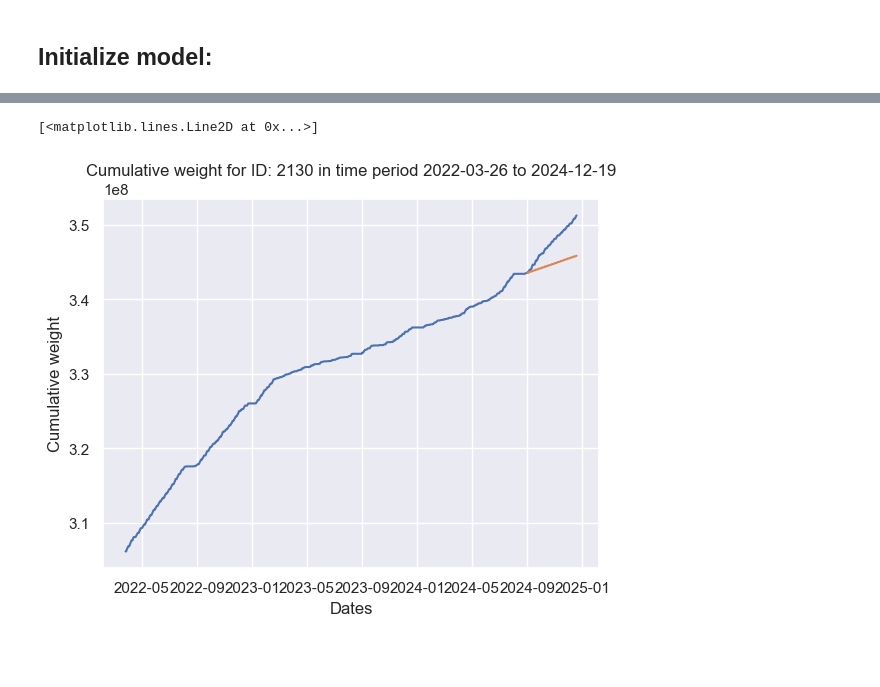
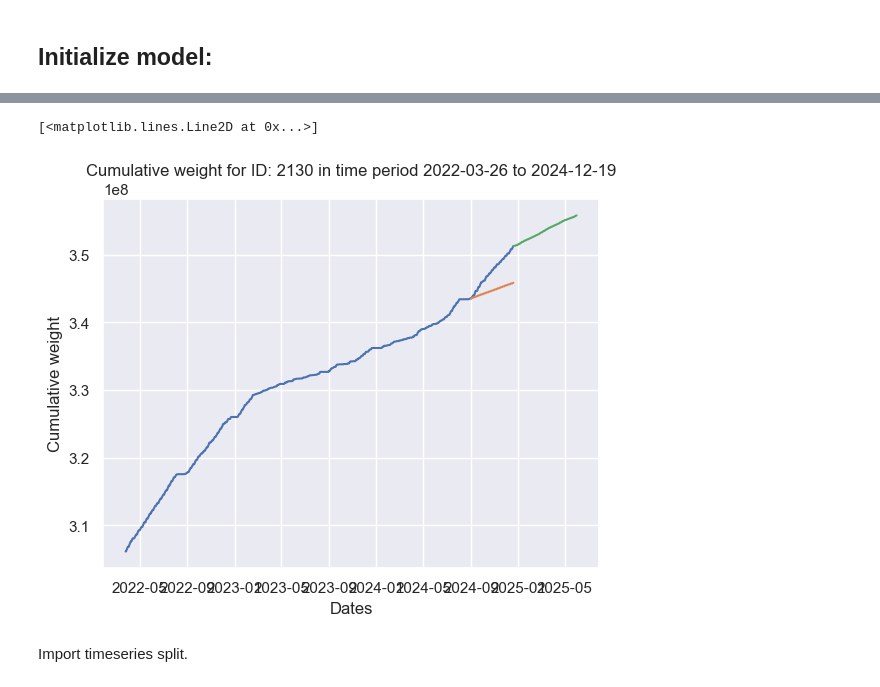
Before and after one commit to akselgs/Modern_ML_85, a Jupyter notebook: A_EDA_data_exploration.ipynb, the cells around one changed output, grey strips where cells are left out. Saved outputs shown, nothing was run; the diff lists cells and outputs as text; code cells hidden in the pictures; blank space fills up the shorter version.

```diff
--- a/A_EDA_data_exploration.ipynb
+++ b/A_EDA_data_exploration.ipynb
@@ -511,19 +528,19 @@ And if memory is not enough, you can set `force_col_wise=true`.
 [figure]
 # %%
 xgb_predictions = final_xgb_model.predict(full_map[feature_columns])
-lgb_predictions = lgb_model.predict(full_map[feature_columns])
-cb_predictions = cb_model.predict(full_map[feature_columns])
+#lgb_predictions = lgb_model.predict(full_map[feature_columns])
+#cb_predictions = cb_model.predict(full_map[feature_columns])
 #rf_predictions = rf_model.predict(full_map[feature_columns])
 #hgb_predictions = hgb_model.predict(full_map[feature_columns])
 
 prediction_map = full_map.copy()
 prediction_map["xgb_predicts"] = xgb_predictions
-prediction_map["lgb_predicts"] = lgb_predictions
-prediction_map["cb_predicts"] = cb_predictions
+#prediction_map["lgb_predicts"] = lgb_predictions
+#prediction_map["cb_predicts"] = cb_predictions
 prediction_map["cumulative_xgb_predicts"] = xgb_predictions.cumsum() + train_full_2030["cumulative_weight"].iloc[-1]
-prediction_map["cumulative_lgb_predicts"] = lgb_predictions.cumsum() + train_full_2030["cumulative_weight"].iloc[-1]
-prediction_map["cumulative_cb_predicts"] = cb_predictions.cumsum() + train_full_2030["cumulative_weight"].iloc[-1]
-prediction_map["cumulative_cb_predicts"]
+#prediction_map["cumulative_lgb_predicts"] = lgb_predictions.cumsum() + train_full_2030["cumulative_weight"].iloc[-1]
+#prediction_map["cumulative_cb_predicts"] = cb_predictions.cumsum() + train_full_2030["cumulative_weight"].iloc[-1]
+#prediction_map["cumulative_cb_predicts"]
 #prediction_map["rf_predicts"] = rf_predictions
 #prediction_map["hgb_predicts"] = hgb_predictions
 
@@ -565,7 +582,7 @@ X_future_eval = future_eval_full_2030[feature_columns]
 y_future_eval = future_eval_full_2030[target_value]
 
 future_common_map = prepare_common_map(future_predict_start_date, future_predict_end_date)
-future_full_map = prepare_full_map(future_common_map, future_train_full_2030)
+id, future_full_map = prepare_full_map(future_common_map, future_train_full_2030)
 
 future_xgb_model = xgb.XGBRegressor(
     n_estimators=100,
@@ -579,23 +642,37 @@ future_final_xgb_model.fit(df_2130[feature_columns], df_2130[target_value])
+# %%
+xgb_predictions = final_xgb_model.predict(full_map[feature_columns])
+
+future_xgb_predictions = future_final_xgb_model.predict(future_full_map[feature_columns])
+
+future_prediction_map = future_full_map.copy()
+future_prediction_map["xgb_predicts"] = future_xgb_predictions
+future_prediction_map["cumulative_xgb_predicts"] = future_xgb_predictions.cumsum() + df_2130["cumulative_weight"].iloc[-1]
 # %%
 #prediction_map["rm_id"] = 2130
 plot_id_simple(2130, df_2130.tail(n=1000))
 x = prediction_map["date"]
 y = prediction_map["xgb_predicts"]
-y2 = prediction_map["lgb_predicts"]
-y3 = prediction_map["cb_predicts"]
+#y2 = prediction_map["lgb_predicts"]
+#y3 = prediction_map["cb_predicts"]
 z = prediction_map["cumulative_xgb_predicts"]
-z2 = prediction_map["cumulative_lgb_predicts"]
-z3 = prediction_map["cumulative_cb_predicts"]
+#z2 = prediction_map["cumulative_lgb_predicts"]
+#z3 = prediction_map["cumulative_cb_predicts"]
+x2 = future_prediction_map["date"]
+a = future_prediction_map["cumulative_xgb_predicts"]
+
 #y4 = prediction_map["rf_predicts"]
 #y5 = prediction_map["hgb_predicts"]
 #plt.plot(x,y)
 #plt.plot(x,y2)
 #plt.plot(x,y3)
 plt.plot(x,z)
+plt.plot(x2,a)
 #plt.plot(x,z2)
 #plt.plot(x,z3)
 #plt.plot(x,y4)
 #plt.plot(x,y5)
 # %% [output]
 [<matplotlib.lines.Line2D at 0x...>]
-[figure, old version]
+[figure, new version]
+# %% [markdown]
+Import timeseries split.
```
Also changed, not shown: parts of 7 cells of this notebook, 2 other files.
